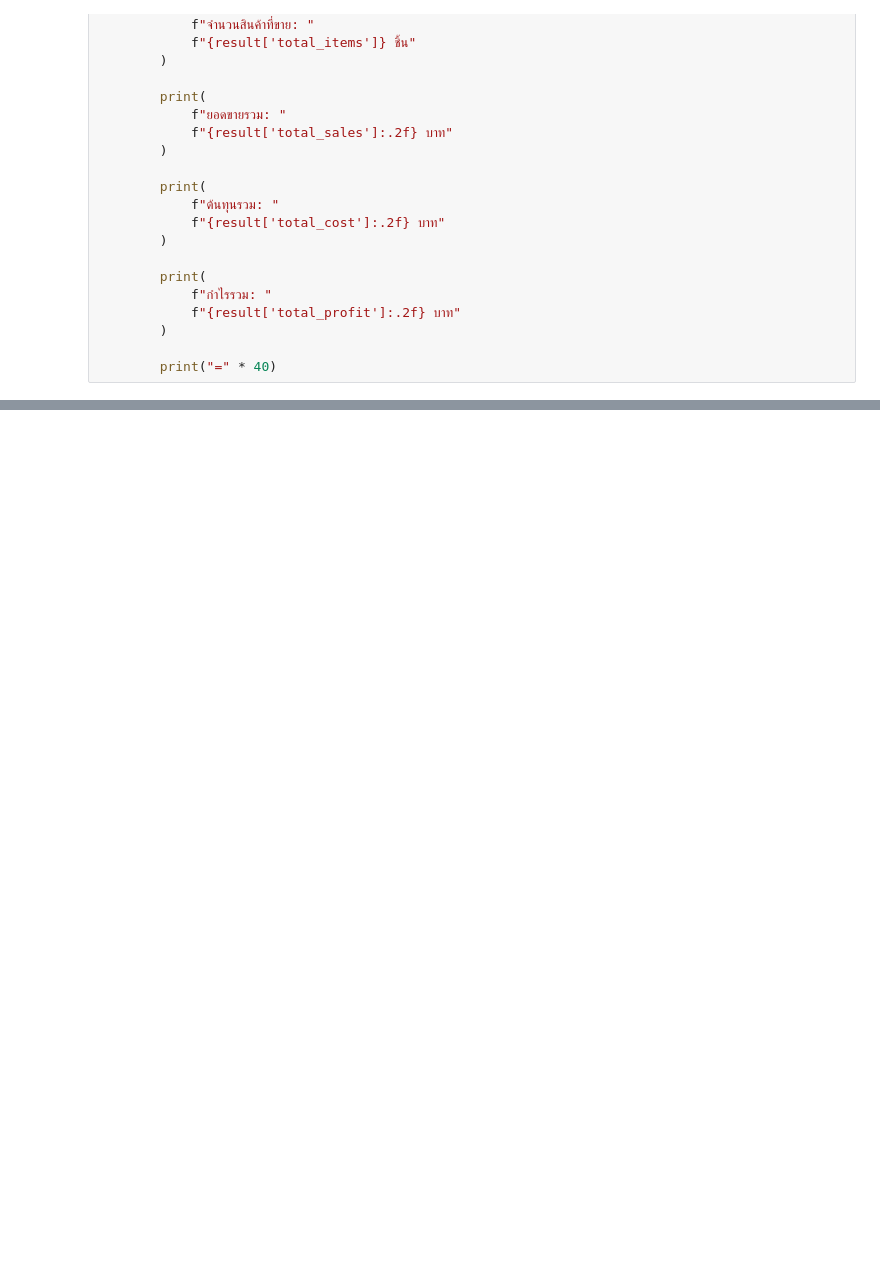
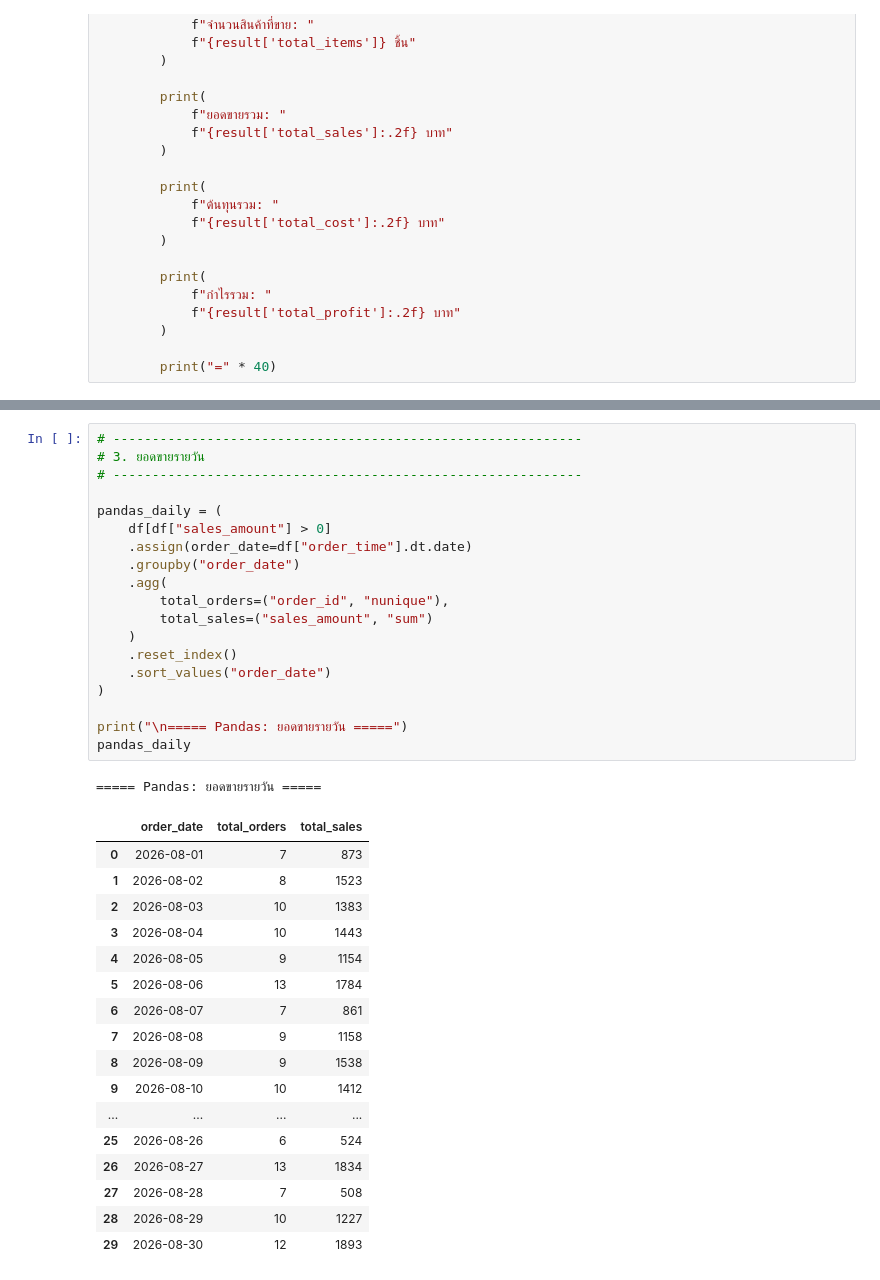
Before and after one commit to thanakppm/Project-Python, a Jupyter notebook: Retail_Store.ipynb, the cells around one changed output, grey strips where cells are left out. Cells and saved outputs as stored; diff of their text form; blank space fills up the shorter version.

```diff
--- a/Retail_Store.ipynb
+++ b/Retail_Store.ipynb
@@ -1439,0 +1378,38 @@ conn.close()
+# %%
+# ------------------------------------------------------------
+# 3. ยอดขายรายวัน
+# ------------------------------------------------------------
+
+pandas_daily = (
+    df[df["sales_amount"] > 0]
+    .assign(order_date=df["order_time"].dt.date)
+    .groupby("order_date")
+    .agg(
+        total_orders=("order_id", "nunique"),
+        total_sales=("sales_amount", "sum")
+    )
+    .reset_index()
+    .sort_values("order_date")
+)
+
+print("\n===== Pandas: ยอดขายรายวัน =====")
+pandas_daily
+# %% [output]
+===== Pandas: ยอดขายรายวัน =====
+|  | order_date | total_orders | total_sales |
+| 0 | 2026-08-01 | 7 | 873 |
+| 1 | 2026-08-02 | 8 | 1523 |
+| 2 | 2026-08-03 | 10 | 1383 |
+| 3 | 2026-08-04 | 10 | 1443 |
+| 4 | 2026-08-05 | 9 | 1154 |
+| 5 | 2026-08-06 | 13 | 1784 |
+| 6 | 2026-08-07 | 7 | 861 |
+| 7 | 2026-08-08 | 9 | 1158 |
+| 8 | 2026-08-09 | 9 | 1538 |
+| 9 | 2026-08-10 | 10 | 1412 |
+| ... | ... | ... | ... |
+| 25 | 2026-08-26 | 6 | 524 |
+| 26 | 2026-08-27 | 13 | 1834 |
+| 27 | 2026-08-28 | 7 | 508 |
+| 28 | 2026-08-29 | 10 | 1227 |
+| 29 | 2026-08-30 | 12 | 1893 |
```
Also changed, not shown: parts of 13 cells of this notebook.
